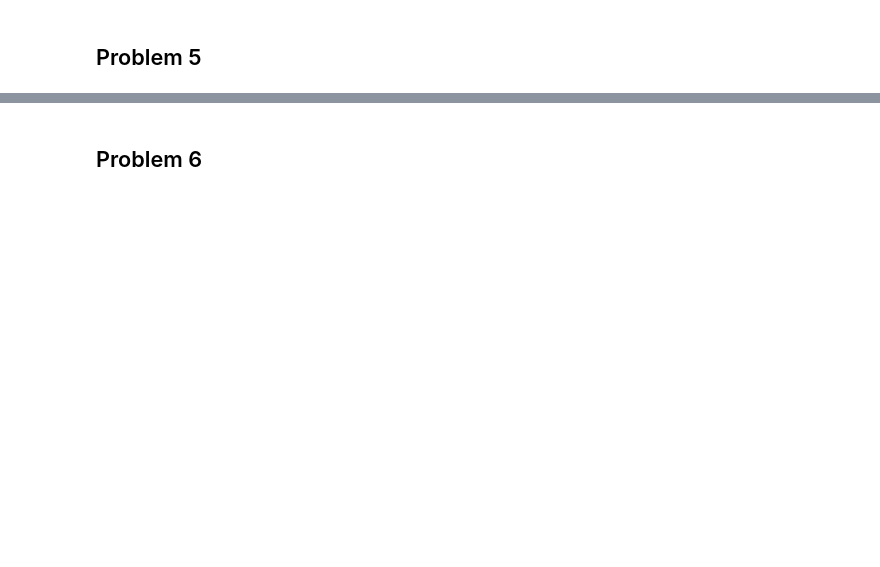
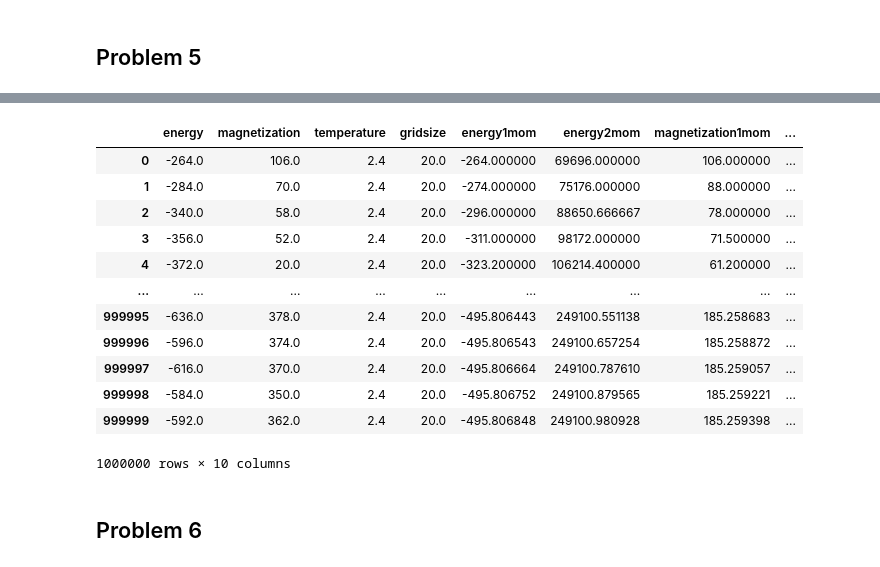
Before and after one commit to augude/fys3150, a Jupyter notebook: Project4/plotting.ipynb, the cells around one changed output, grey strips where cells are left out. Saved outputs shown, nothing was run; the diff lists cells and outputs as text; code cells hidden in the pictures; blank space fills up the shorter version.

```diff
--- a/Project4/plotting.ipynb
+++ b/Project4/plotting.ipynb
@@ -109,7 +136,7 @@ fig4, axs4 = plt.subplots(1, 1, figsize = (10, 8))
 filenames = ['ordered1.csv', 'ordered2.csv', 'unordered1.csv', 'unordered2.csv']
 names = [r'Ordered at $T = 1.0\; J/k$', r'Ordered at $T = 2.4\; J/k$', r'Unordered at $T = 1.0\; J/k$', r'Unordered at $T = 2.4\; J/k$']
 for filename, name in zip(filenames, names):
-    df = pd.read_csv(filename)
+    df = csvToDf(filename)
     cycles = np.arange(0, len(df))
 
     axs1.plot(cycles, df.energy1mom, label = name)
@@ -158,3 +185,19 @@ plt.show()
+# %%
+df
+# %% [output]
+|  | energy | magnetization | temperature | gridsize | energy1mom | energy2mom | magnetization1mom | ... |
+| 0 | -264.0 | 106.0 | 2.4 | 20.0 | -264.000000 | 69696.000000 | 106.000000 | ... |
+| 1 | -284.0 | 70.0 | 2.4 | 20.0 | -274.000000 | 75176.000000 | 88.000000 | ... |
+| 2 | -340.0 | 58.0 | 2.4 | 20.0 | -296.000000 | 88650.666667 | 78.000000 | ... |
+| 3 | -356.0 | 52.0 | 2.4 | 20.0 | -311.000000 | 98172.000000 | 71.500000 | ... |
+| 4 | -372.0 | 20.0 | 2.4 | 20.0 | -323.200000 | 106214.400000 | 61.200000 | ... |
+| ... | ... | ... | ... | ... | ... | ... | ... | ... |
+| 999995 | -636.0 | 378.0 | 2.4 | 20.0 | -495.806443 | 249100.551138 | 185.258683 | ... |
+| 999996 | -596.0 | 374.0 | 2.4 | 20.0 | -495.806543 | 249100.657254 | 185.258872 | ... |
+| 999997 | -616.0 | 370.0 | 2.4 | 20.0 | -495.806664 | 249100.787610 | 185.259057 | ... |
+| 999998 | -584.0 | 350.0 | 2.4 | 20.0 | -495.806752 | 249100.879565 | 185.259221 | ... |
+| 999999 | -592.0 | 362.0 | 2.4 | 20.0 | -495.806848 | 249100.980928 | 185.259398 | ... |
+1000000 rows × 10 columns
 # %% [markdown]
 ## Problem 6
 # %%
```
Also changed, not shown: parts of 8 cells of this notebook, 1 other file.
